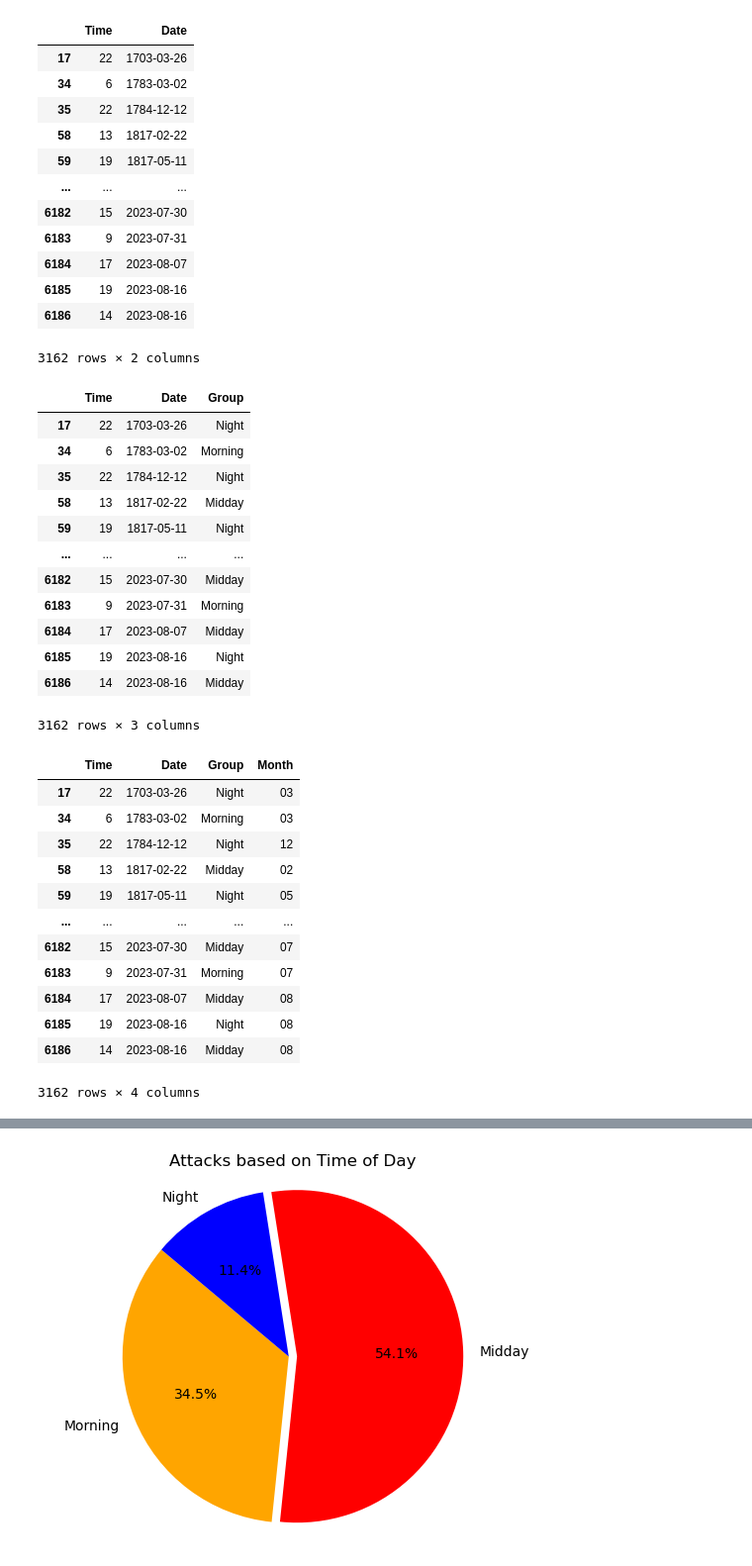
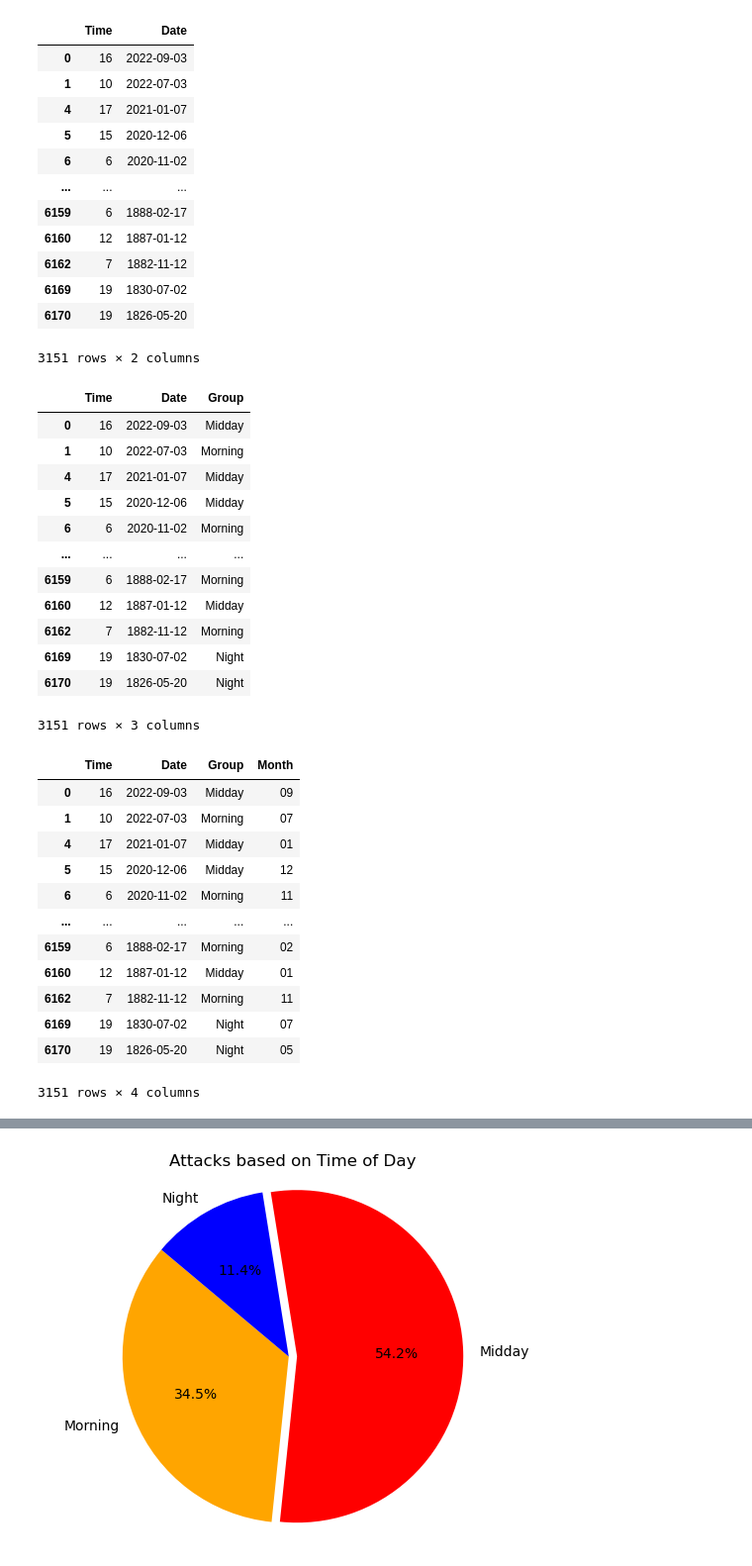
Before and after one commit to Tadespi/Project_1, a Jupyter notebook: Shark Attacks based on Month and Time.ipynb, the cells around one changed output, grey strips where cells are left out. Shown: that part at 99% size. Saved outputs shown, nothing was run; the diff lists cells and outputs as text; code cells hidden in the pictures.

Commit message:
Code for Month and Time Data (Updated)

```diff
--- a/Shark Attacks based on Month and Time.ipynb
+++ b/Shark Attacks based on Month and Time.ipynb
@@ -4,7 +4,7 @@ from pathlib import Path
 import matplotlib.pyplot as plt
 # %%
 #Read in the Shark  Attacks excel file
-shark_attack = Path("global-shark-attack.xlsx")
+shark_attack = Path("Resources/global-shark-attack_cleaned.xlsx")
 shark_data = pd.read_excel(shark_attack)
 shark_data.head()
 # %% [output]
@@ -138,18 +138,18 @@ times_df=times_df.astype({"Time":'int64'}, errors='raise')
 times_df
 # %% [output]
 |  | Time | Date |
-| 17 | 22 | 1703-03-26 |
-| 34 | 6 | 1783-03-02 |
-| 35 | 22 | 1784-12-12 |
-| 58 | 13 | 1817-02-22 |
-| 59 | 19 | 1817-05-11 |
+| 0 | 16 | 2022-09-03 |
+| 1 | 10 | 2022-07-03 |
+| 4 | 17 | 2021-01-07 |
+| 5 | 15 | 2020-12-06 |
+| 6 | 6 | 2020-11-02 |
 | ... | ... | ... |
-| 6182 | 15 | 2023-07-30 |
-| 6183 | 9 | 2023-07-31 |
-| 6184 | 17 | 2023-08-07 |
-| 6185 | 19 | 2023-08-16 |
-| 6186 | 14 | 2023-08-16 |
+| 6159 | 6 | 1888-02-17 |
+| 6160 | 12 | 1887-01-12 |
+| 6162 | 7 | 1882-11-12 |
+| 6169 | 19 | 1830-07-02 |
+| 6170 | 19 | 1826-05-20 |
-3162 rows × 2 columns
+3151 rows × 2 columns
 # %%
 #Using bins to group times into three categories (Morning, Midday, Night)
 bins=[0, 11, 17, 24]
@@ -158,37 +158,38 @@ times_df['Group']= pd.cut(times_df['Time'], bins, labels=labels, include_lowest=
 times_df
 # %% [output]
 |  | Time | Date | Group |
-| 17 | 22 | 1703-03-26 | Night |
-| 34 | 6 | 1783-03-02 | Morning |
-| 35 | 22 | 1784-12-12 | Night |
-| 58 | 13 | 1817-02-22 | Midday |
-| 59 | 19 | 1817-05-11 | Night |
+| 0 | 16 | 2022-09-03 | Midday |
+| 1 | 10 | 2022-07-03 | Morning |
+| 4 | 17 | 2021-01-07 | Midday |
+| 5 | 15 | 2020-12-06 | Midday |
+| 6 | 6 | 2020-11-02 | Morning |
 | ... | ... | ... | ... |
-| 6182 | 15 | 2023-07-30 | Midday |
-| 6183 | 9 | 2023-07-31 | Morning |
-| 6184 | 17 | 2023-08-07 | Midday |
-| 6185 | 19 | 2023-08-16 | Night |
-| 6186 | 14 | 2023-08-16 | Midday |
+| 6159 | 6 | 1888-02-17 | Morning |
+| 6160 | 12 | 1887-01-12 | Midday |
+| 6162 | 7 | 1882-11-12 | Morning |
+| 6169 | 19 | 1830-07-02 | Night |
+| 6170 | 19 | 1826-05-20 | Night |
-3162 rows × 3 columns
+3151 rows × 3 columns
 # %%
-#Replacing grammatical error in one of the dates and organizing dates based on just months
+#Replacing grammatical error in two of the dates and organizing dates based on just months
 times_df= times_df.replace(to_replace={'202-07-10':'2020-07-10'})
+times_df= times_df.replace(to_replace={'144-07-22':'1444-07-22'})
 times_df['Month']= times_df['Date'].str.replace(r'\d{4}-(\d{2})-\d{2}' , r'\1', regex=True)
 times_df
 # %% [output]
 |  | Time | Date | Group | Month |
-| 17 | 22 | 1703-03-26 | Night | 03 |
-| 34 | 6 | 1783-03-02 | Morning | 03 |
-| 35 | 22 | 1784-12-12 | Night | 12 |
-| 58 | 13 | 1817-02-22 | Midday | 02 |
-| 59 | 19 | 1817-05-11 | Night | 05 |
+| 0 | 16 | 2022-09-03 | Midday | 09 |
+| 1 | 10 | 2022-07-03 | Morning | 07 |
+| 4 | 17 | 2021-01-07 | Midday | 01 |
+| 5 | 15 | 2020-12-06 | Midday | 12 |
+| 6 | 6 | 2020-11-02 | Morning | 11 |
 | ... | ... | ... | ... | ... |
-| 6182 | 15 | 2023-07-30 | Midday | 07 |
-| 6183 | 9 | 2023-07-31 | Morning | 07 |
-| 6184 | 17 | 2023-08-07 | Midday | 08 |
-| 6185 | 19 | 2023-08-16 | Night | 08 |
-| 6186 | 14 | 2023-08-16 | Midday | 08 |
+| 6159 | 6 | 1888-02-17 | Morning | 02 |
+| 6160 | 12 | 1887-01-12 | Midday | 01 |
+| 6162 | 7 | 1882-11-12 | Morning | 11 |
+| 6169 | 19 | 1830-07-02 | Night | 07 |
+| 6170 | 19 | 1826-05-20 | Night | 05 |
-3162 rows × 4 columns
+3151 rows × 4 columns
 # %%
 #Determining how many attacks each group has
 group_counts = times_df.value_counts(['Group']).reset_index()
```
Also changed, not shown: parts of 11 cells of this notebook.
